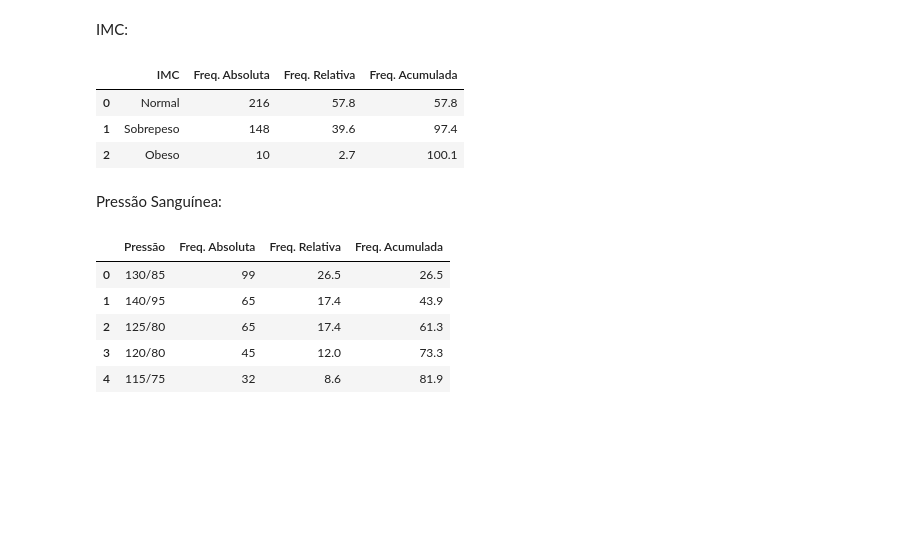
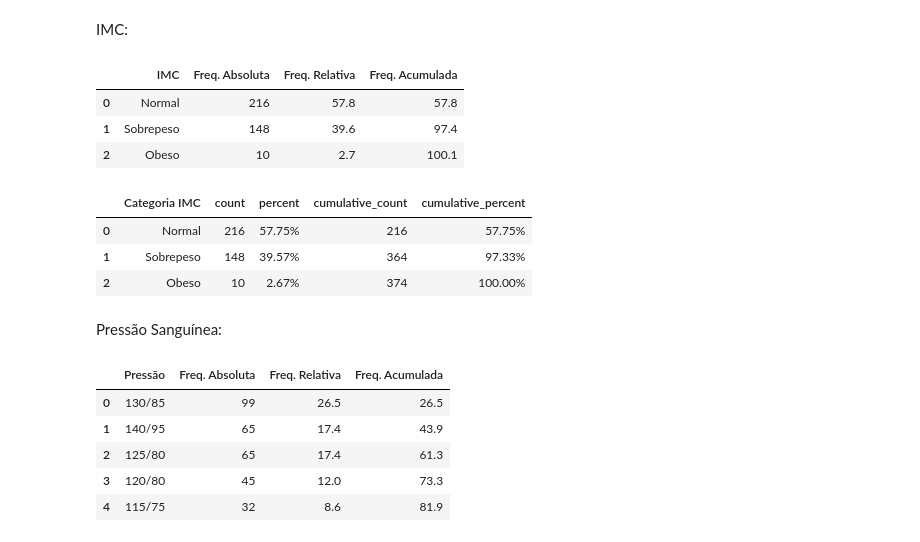
Before and after one commit to arqmarcel/saude_funcionarios, a Jupyter notebook: notebooks/analise_sono.ipynb, the cells around one changed output. Cells and saved outputs as stored; diff of their text form; code cells hidden in the pictures; blank space fills up the shorter version.

```diff
--- a/notebooks/analise_sono.ipynb
+++ b/notebooks/analise_sono.ipynb
@@ -149,6 +188,15 @@ tab_freq_imc
 | 0 | Normal | 216 | 57.8 | 57.8 |
 | 1 | Sobrepeso | 148 | 39.6 | 97.4 |
 | 2 | Obeso | 10 | 2.7 | 100.1 |
+# %%
+# Tabela de frequências para IMC com sidetable
+tab_freq_imc_stb = df.stb.freq(['Categoria IMC'], style=True)
+tab_freq_imc_stb
+# %% [output]
+|  | Categoria IMC | count | percent | cumulative_count | cumulative_percent |
+| 0 | Normal | 216 | 57.75% | 216 | 57.75% |
+| 1 | Sobrepeso | 148 | 39.57% | 364 | 97.33% |
+| 2 | Obeso | 10 | 2.67% | 374 | 100.00% |
 # %% [markdown]
 Pressão Sanguínea:
 # %%
```
Also changed, not shown: parts of 6 cells of this notebook, 2 other files.
